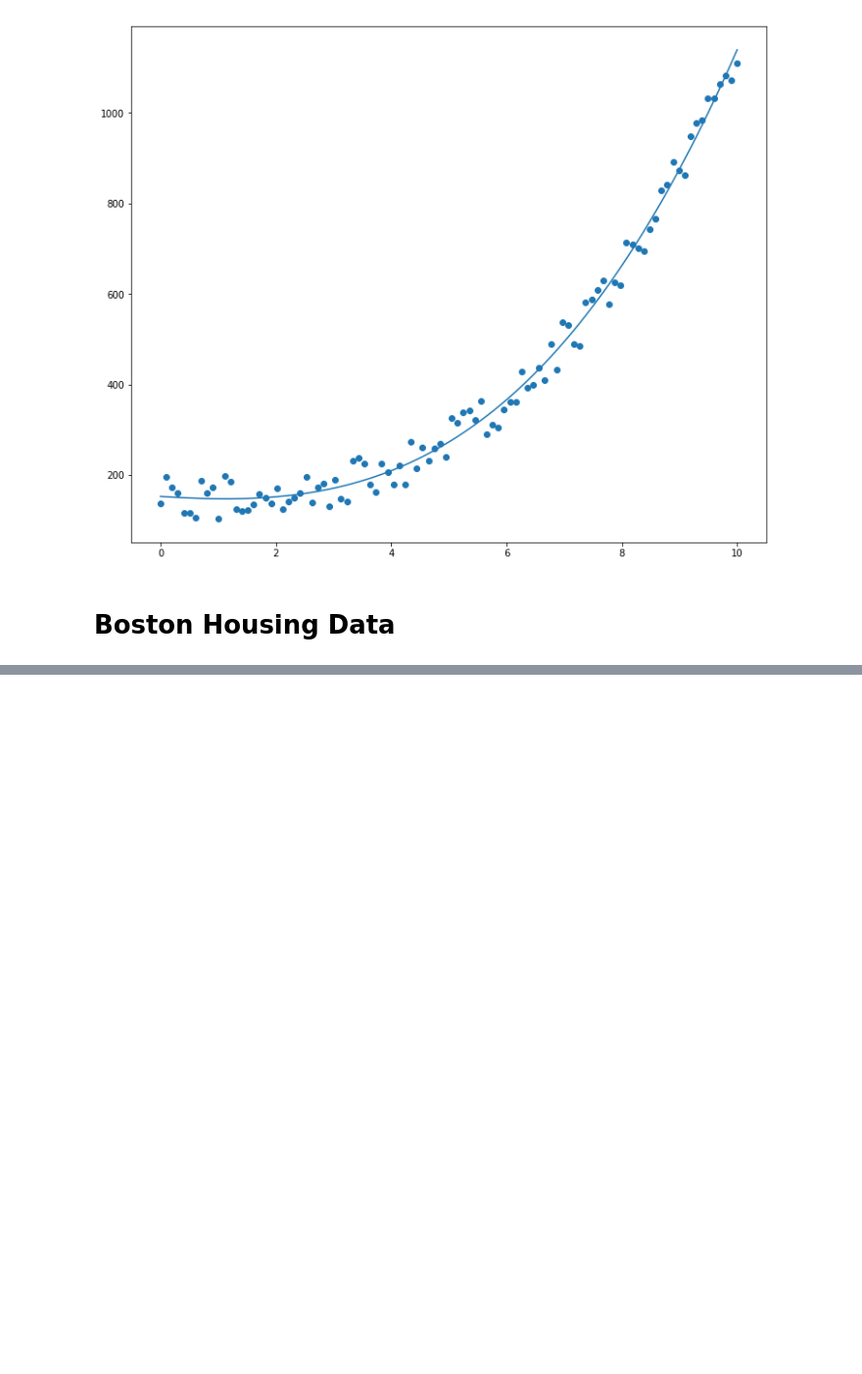
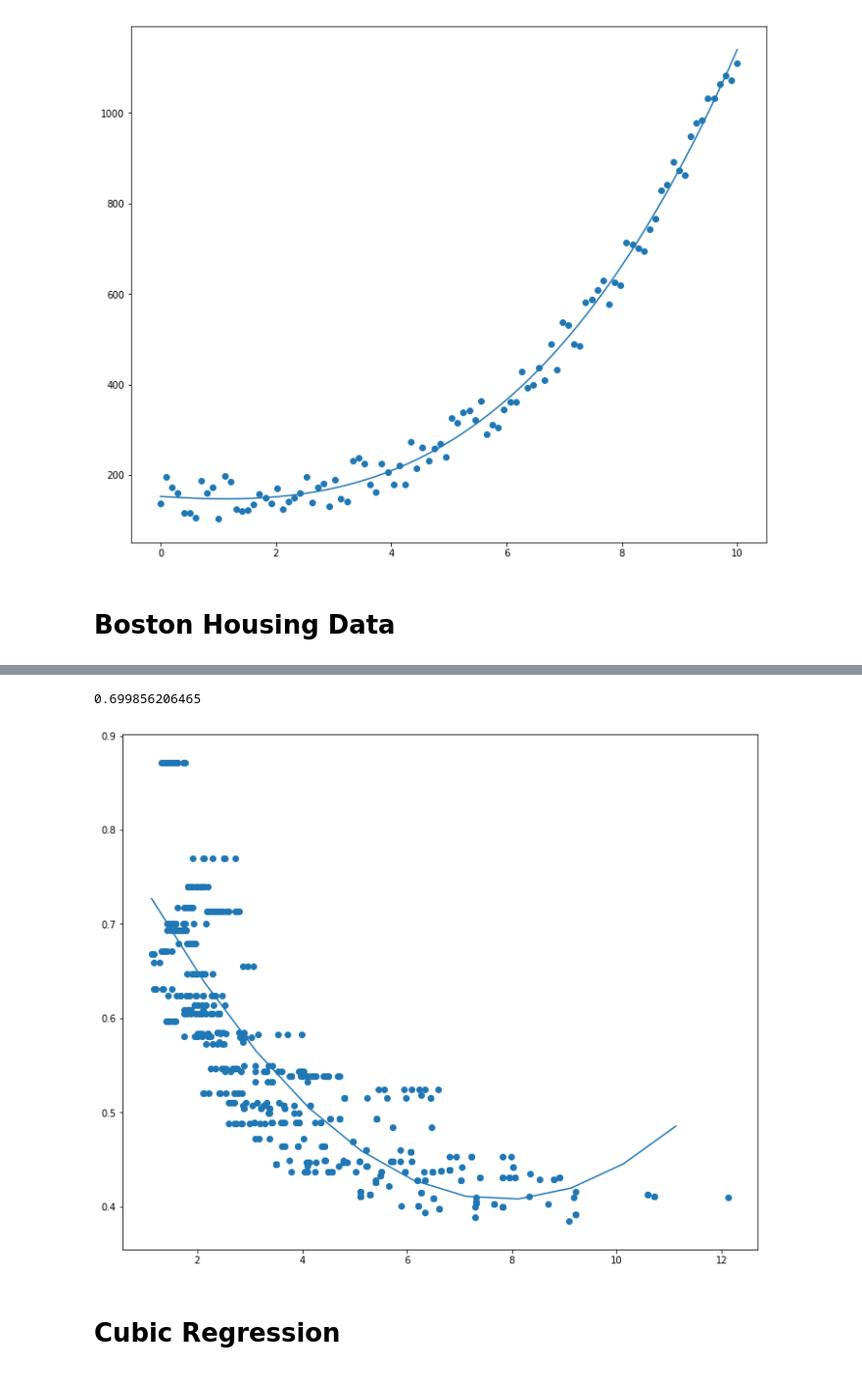
Before and after one commit to jatinj615/Boston_houseprice_prediction, a Jupyter notebook: Polynomial Regression.ipynb, the cells around one changed output, grey strips where cells are left out. Shown at 98% size. Saved outputs shown, nothing was run; the diff lists cells and outputs as text; code cells hidden in the pictures; blank space fills up the shorter version.

```diff
--- a/Polynomial Regression.ipynb
+++ b/Polynomial Regression.ipynb
@@ -61,0 +109,21 @@ plt.show()
+# %%
+quad_reg = PolynomialFeatures(degree=2)
+X_quad = quad_reg.fit_transform(X_boston.reshape(-1, 1))
+# %%
+quad_lr = LinearRegression()
+quad_lr.fit(X_quad, y_boston)
+
+X_fit = np.arange(X_boston.min(), X_boston.max(), 1)[:, np.newaxis]
+quad_model_pred = quad_lr.predict(quad_reg.fit_transform(X_fit.reshape(-1, 1)))
+
+
+plt.figure(figsize=(12, 10))
+plt.scatter(X_boston, y_boston)
+plt.plot(X_fit, quad_model_pred)
+print(r2_score(y_boston, quad_lr.predict(X_quad)))
+plt.show()
+# %% [output]
+0.699856206465
+[figure, added]
+# %% [markdown]
+# Cubic Regression
```
Also changed, not shown: parts of 10 cells of this notebook.
